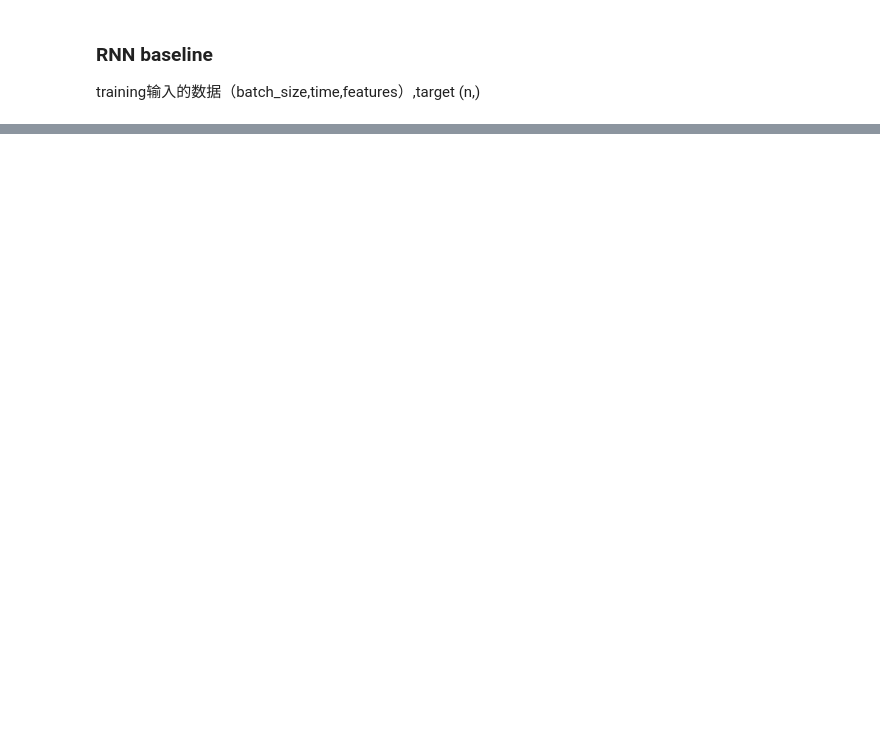
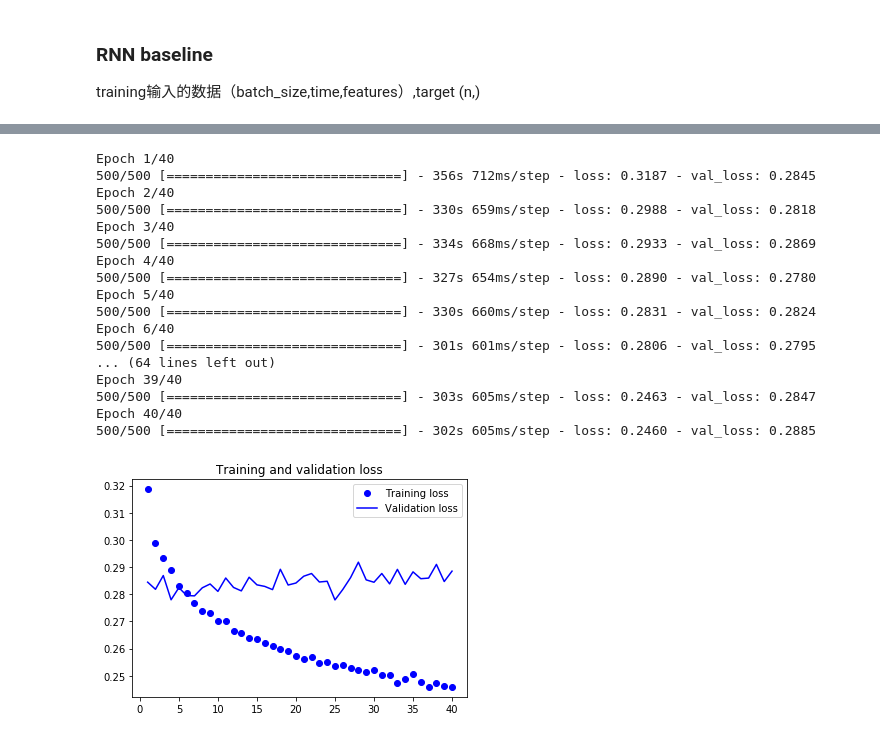
Before and after one commit to VasiliShi/nlp_work, a Jupyter notebook: weather_predict_rnn.ipynb, the cells around one changed output, grey strips where cells are left out. Drawn from its saved outputs; the diff is of its cells as text; code cells hidden in the pictures; blank space fills up the shorter version.

```diff
--- a/weather_predict_rnn.ipynb
+++ b/weather_predict_rnn.ipynb
@@ -226,0 +216,12 @@ _________________________________________________________________
+# %%
+from keras.models import Sequential
+from keras import layers
+from keras.optimizers import RMSprop
+model = Sequential()
+model.add(layers.GRU(32,
+                    dropout=0.2,
+                    recurrent_dropout=0.2,
+                    input_shape=(None, float_data.shape[-1])))
+model.add(layers.Dense(1))
+model.compile(optimizer=RMSprop(), loss='mae')
+model.summary()
@@ -226,0 +240,34 @@ _________________________________________________________________
+# %%
+history = model.fit_generator(train_gen,
+                              steps_per_epoch=500,
+                              epochs=40, # 20 to seep up training
+                              validation_data = val_gen, # 数据生成器
+                              validation_steps = val_steps) # 步数
+loss = history.history['loss']
+val_loss = history.history['val_loss']
+epochs = range(1,len(loss) + 1)
+plt.figure()
+plt.plot(epochs, loss, 'bo', label='Training loss')
+plt.plot(epochs, val_loss, 'b', label='Validation loss')
+plt.title('Training and validation loss')
+plt.legend()
+plt.show()
+# %% [output]
+Epoch 1/40
+500/500 [==============================] - 356s 712ms/step - loss: 0.3187 - val_loss: 0.2845
+Epoch 2/40
+500/500 [==============================] - 330s 659ms/step - loss: 0.2988 - val_loss: 0.2818
+Epoch 3/40
+500/500 [==============================] - 334s 668ms/step - loss: 0.2933 - val_loss: 0.2869
+Epoch 4/40
+500/500 [==============================] - 327s 654ms/step - loss: 0.2890 - val_loss: 0.2780
+Epoch 5/40
+500/500 [==============================] - 330s 660ms/step - loss: 0.2831 - val_loss: 0.2824
+Epoch 6/40
+500/500 [==============================] - 301s 601ms/step - loss: 0.2806 - val_loss: 0.2795
+... (64 lines left out)
+Epoch 39/40
+500/500 [==============================] - 303s 605ms/step - loss: 0.2463 - val_loss: 0.2847
+Epoch 40/40
+500/500 [==============================] - 302s 605ms/step - loss: 0.2460 - val_loss: 0.2885
+[figure, added]
```
Also changed, not shown: parts of 10 cells of this notebook.
